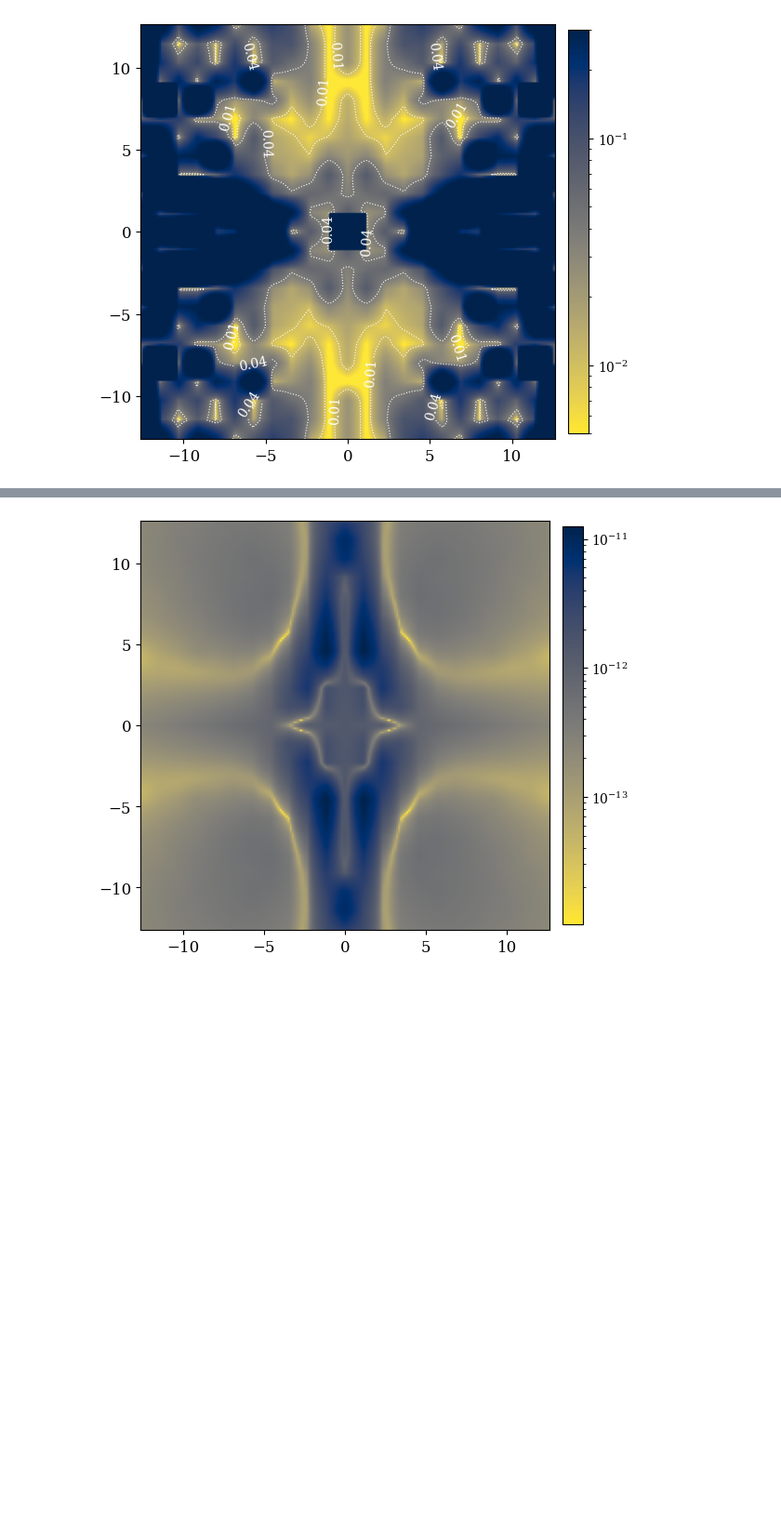
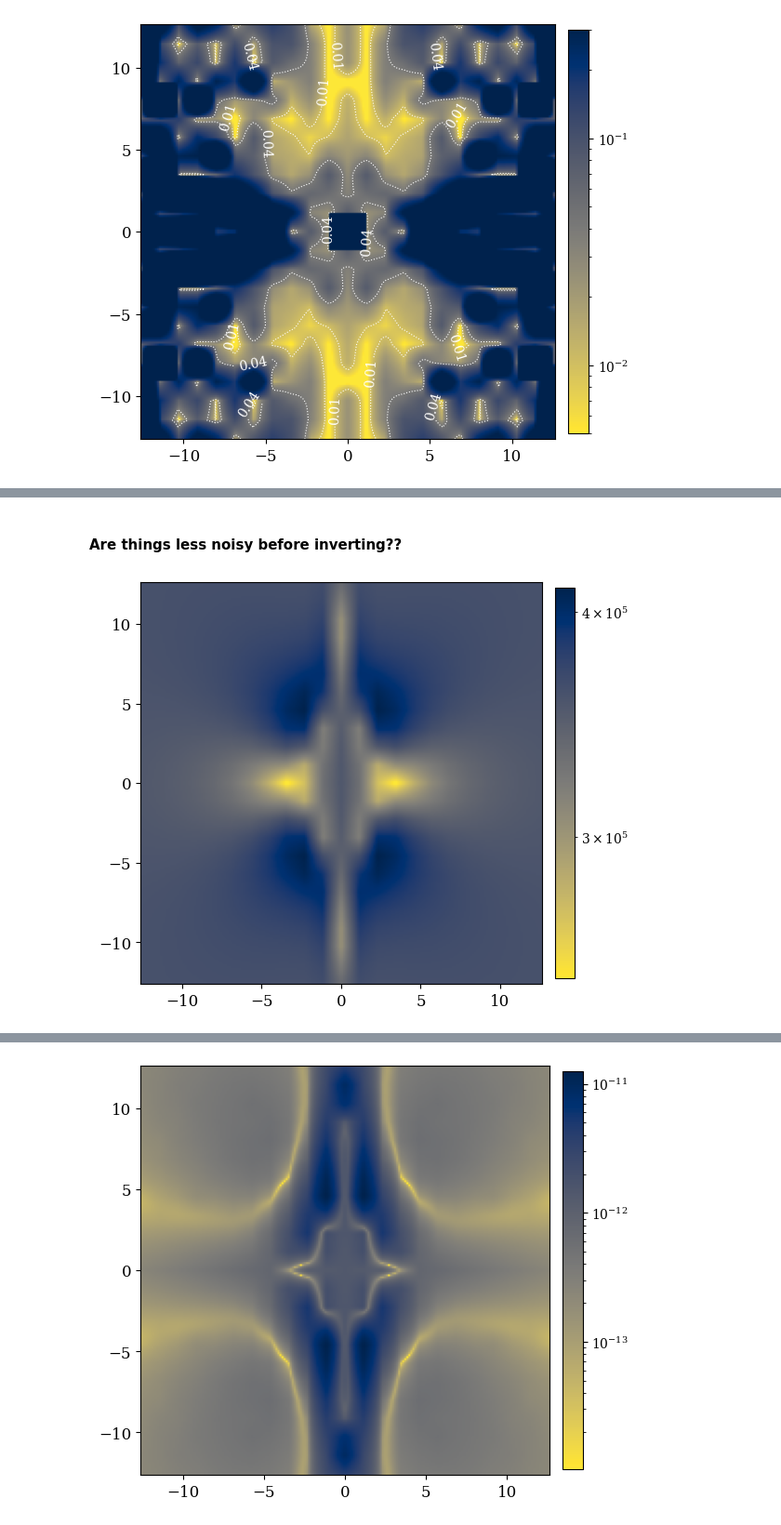
Before and after one commit to abby-moran/Quasar_microlensing_public, a Jupyter notebook: M04/interp_grid04.ipynb, the cells around one changed output, grey strips where cells are left out. Shown at 93% size. Saved outputs shown, nothing was run; the diff lists cells and outputs as text; code cells hidden in the pictures; blank space fills up the shorter version.

```diff
--- a/M04/interp_grid04.ipynb
+++ b/M04/interp_grid04.ipynb
@@ -1061,3 +1062,5 @@ plt.savefig('Figures/thetac2_04.pdf', bbox_inches='tight')
+# %% [markdown]
+#### Are things less noisy before inverting??
 # %%
 def Jcent_interp_batch(pos_array):
     # pos_array shape: (N, 2)
@@ -1069,3 +1072,26 @@ def Jcent_interp_batch(pos_array):
             J[:, a, i] = interpolators_cent[a][i](pos_array)
 
     return J
+# %%
+fisher_col_norm_1=np.linalg.norm(Fvals_interp, axis=(-2))#.shape
+fisher_col_norm_2=np.linalg.norm(Fvals_interp, axis=(-1))#.shape
+
+fisher_cnorm_11=fisher_col_norm_1[:,:,0].reshape(sigma_c2_interp.shape)
+fisher_cnorm_12=fisher_col_norm_1[:,:,1].reshape(sigma_c2_interp.shape)
+fisher_cnorm_21=fisher_col_norm_2[:,:,0].reshape(sigma_c2_interp.shape)
+fisher_cnorm_22=fisher_col_norm_2[:,:,1].reshape(sigma_c2_interp.shape)
+# %%
+fig, (ax1) = plt.subplots(nrows=1, ncols=1, figsize=(6, 8))
+extent = np.array([np.min(fine_grid_x), np.max(fine_grid_x),  np.min(fine_grid_y), np.max(fine_grid_y)])*rad_to_arcsec
+
+X, Y = np.meshgrid(fine_grid_x*rad_to_arcsec, fine_grid_y*rad_to_arcsec)
+Z = np.flipud(fisher_cnorm_11).T
+im=ax1.imshow(Z, origin='lower', cmap=reversed_map, extent=extent, norm=matplotlib.colors.LogNorm())#,  vmax=68, vmin=1)
+cbar = plt.colorbar(im, ax=ax1, fraction=0.045, pad=.03)
+
+ax1.tick_params(axis='both', which='major', labelsize=12)
+ax1.tick_params(axis='both', which='minor', labelsize=10)
+
+plt.tight_layout()
+# %% [output]
+[figure, added]
```
Also changed, not shown: parts of 10 cells of this notebook, 1 other file.
